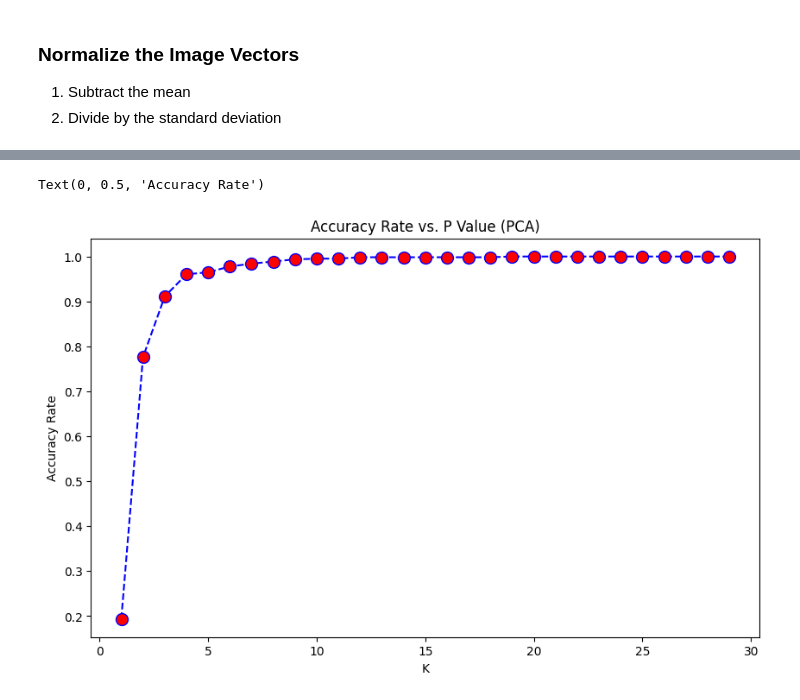
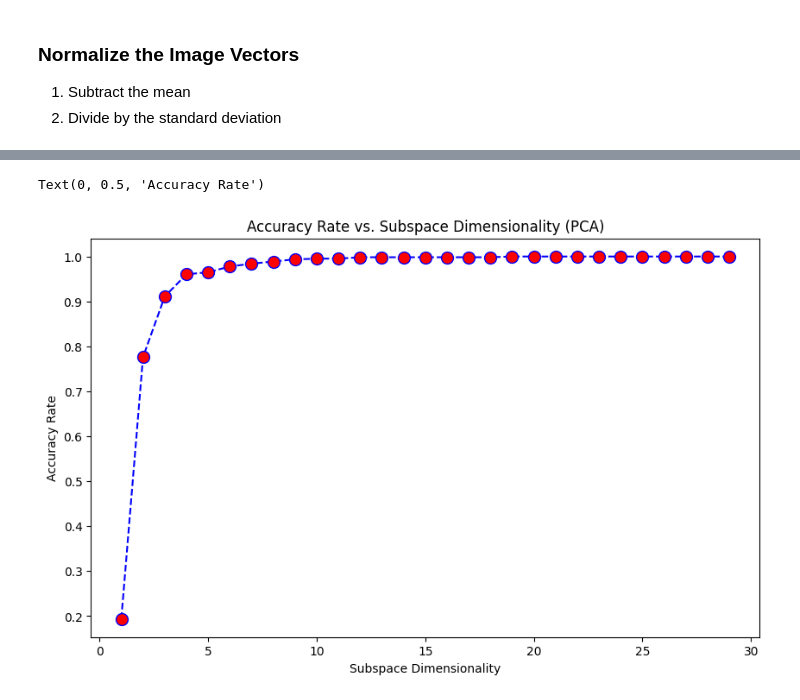
Before and after one commit to wang3450/ECE661, a Jupyter notebook: HW10/task1.ipynb, the cells around one changed output, grey strips where cells are left out. Drawn from its saved outputs; the diff is of its cells as text; code cells hidden in the pictures.

```diff
--- a/HW10/task1.ipynb
+++ b/HW10/task1.ipynb
@@ -56,31 +52,0 @@ $C = XX^T$
-# %%
-k_max = 30
-accuracy_rate = list()
-
-for k in tqdm(range(1,k_max)):
-    _, _, u = np.linalg.svd(vec_train_image.T@vec_train_image)
-    W = vec_train_image @ u.T
-
-    W_k = W[:,:k]
-
-    for i in range(W_k.shape[1]):
-        W_k[:,i] = W_k[:,i] / np.linalg.norm(W_k[:,i])
-
-    W_k_mean = np.mean(W_k, axis=1).reshape(-1,1)
-    y_train = W_k.T @ (vec_train_image - W_k_mean)
-    y_train = y_train.T
-
-    y_test = W_k.T @ (vec_test_image - W_k_mean)
-    y_test = y_test.T
-
-    assert(y_train.shape == y_test.shape)
-
-    y_train_list = [y_train[i,:] for i in range(y_train.shape[0])]
-    y_test_list = [y_test[i,:] for i in range(y_test.shape[0])]
-    knn = KNeighborsClassifier(n_neighbors=1)
-    knn.fit(y_train_list, train_labels)
-    pred = knn.predict(y_test_list)
-
-    error = np.mean(pred != test_labels)
-    accuracy_rate.append(1-error)
-    print(f'Dimension: {k} Accuracy: {1-error}')
@@ -87,12 +64,13 @@ for k in tqdm(range(1,k_max)):
 # %%
+PCA_accuracy_rate = PCA(vec_train_image, vec_test_image, train_labels, test_labels)
 plt.figure(figsize =(10, 6))
-plt.plot(range(1, 30), accuracy_rate, color ='blue',
+plt.plot(range(1, 30), PCA_accuracy_rate, color ='blue',
                 linestyle ='dashed', marker ='o',
          markerfacecolor ='red', markersize = 10)
 
-plt.title('Accuracy Rate vs. P Value (PCA)')
-plt.xlabel('K')
+plt.title('Accuracy Rate vs. Subspace Dimensionality (PCA)')
+plt.xlabel('Subspace Dimensionality')
 plt.ylabel('Accuracy Rate')
 # %% [output]
 Text(0, 0.5, 'Accuracy Rate')
-[figure, old version]
+[figure, new version]
```
Also changed, not shown: parts of 6 cells of this notebook, 4 other files.
